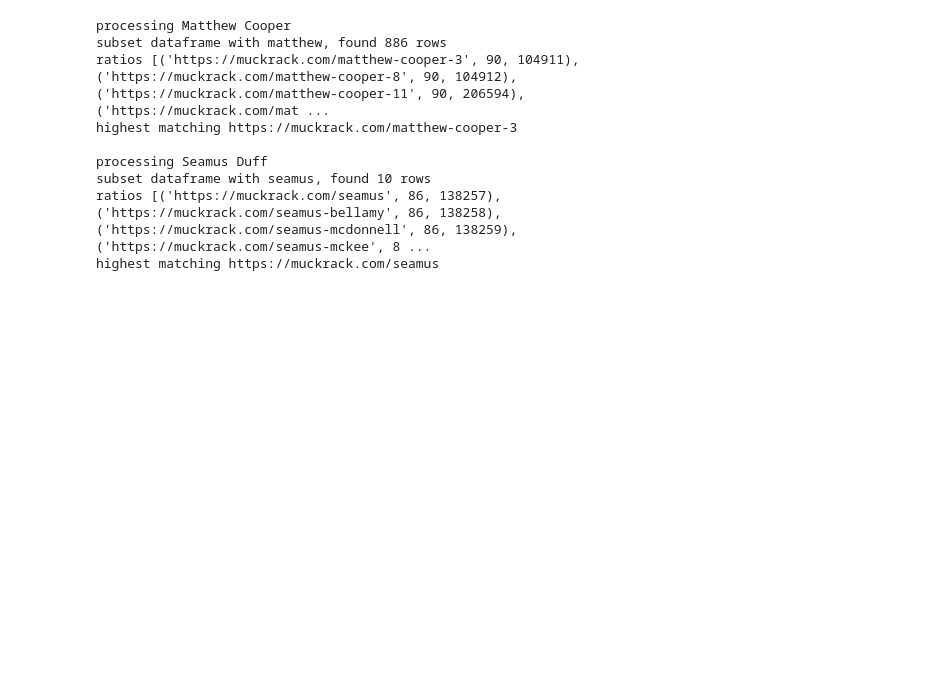
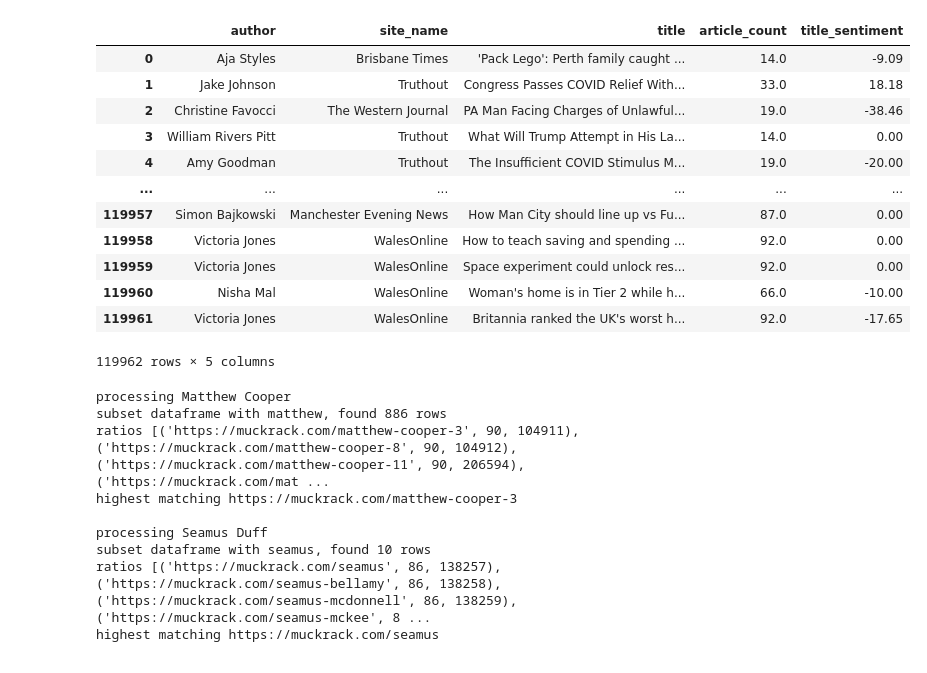
Before and after one commit to rubyruins/pressmatch, a Jupyter notebook: Week 2/v3.ipynb, the cells around one changed output. Drawn from its saved outputs; the diff is of its cells as text; code cells hidden in the pictures; blank space fills up the shorter version.

```diff
--- a/Week 2/v3.ipynb
+++ b/Week 2/v3.ipynb
@@ -36,6 +36,22 @@ with open('../Data/news.pkl', 'rb') as f:
     # 3844 unique authors
 
 muckrack = pd.read_csv('../Data/muckrack_persons_fetchlist.csv')
+# %%
+news
+# %% [output]
+|  | author | site_name | title | article_count | title_sentiment |
+| 0 | Aja Styles | Brisbane Times | 'Pack Lego': Perth family caught ... | 14.0 | -9.09 |
+| 1 | Jake Johnson | Truthout | Congress Passes COVID Relief With... | 33.0 | 18.18 |
+| 2 | Christine Favocci | The Western Journal | PA Man Facing Charges of Unlawful... | 19.0 | -38.46 |
+| 3 | William Rivers Pitt | Truthout | What Will Trump Attempt in His La... | 14.0 | 0.00 |
+| 4 | Amy Goodman | Truthout | The Insufficient COVID Stimulus M... | 19.0 | -20.00 |
+| ... | ... | ... | ... | ... | ... |
+| 119957 | Simon Bajkowski | Manchester Evening News | How Man City should line up vs Fu... | 87.0 | 0.00 |
+| 119958 | Victoria Jones | WalesOnline | How to teach saving and spending ... | 92.0 | 0.00 |
+| 119959 | Victoria Jones | WalesOnline | Space experiment could unlock res... | 92.0 | 0.00 |
+| 119960 | Nisha Mal | WalesOnline | Woman's home is in Tier 2 while h... | 66.0 | -10.00 |
+| 119961 | Victoria Jones | WalesOnline | Britannia ranked the UK's worst h... | 92.0 | -17.65 |
+119962 rows × 5 columns
 # %%
 def get_top(n):
     temp = news[['author', 'article_count']].groupby('author').count().sort_values(['article_count'], ascending = False)
```
Also changed, not shown: 7 other files.
